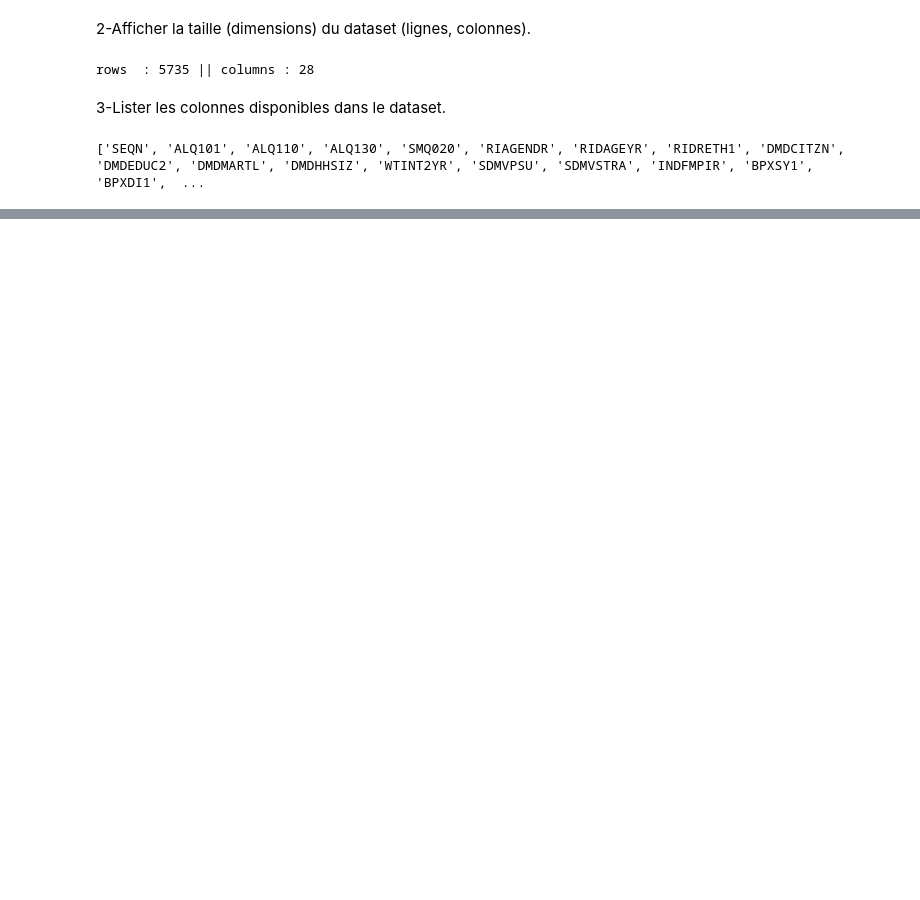
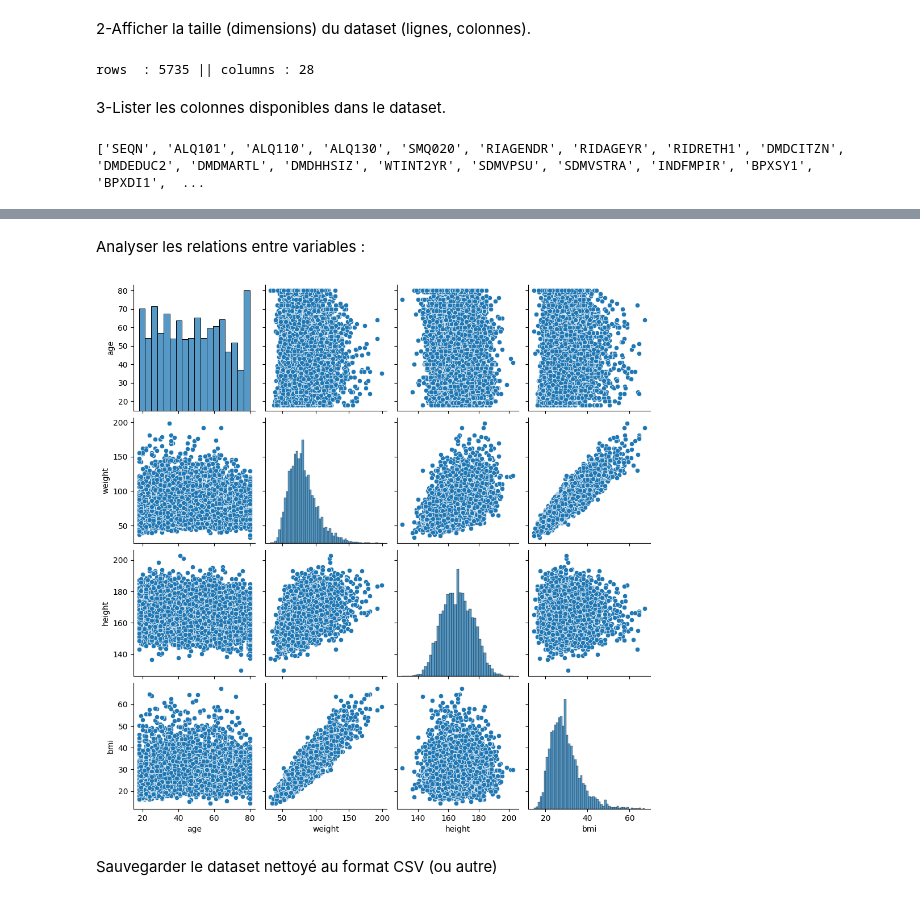
Before and after one commit to abdodiaz/projet_sas_simplon, a Jupyter notebook: SAS.ipynb, the cells around one changed output, grey strips where cells are left out. Drawn from its saved outputs; the diff is of its cells as text; code cells hidden in the pictures; blank space fills up the shorter version.

```diff
--- a/SAS.ipynb
+++ b/SAS.ipynb
@@ -23,0 +166,17 @@ Créer un sous-ensemble du jeu de données contenant uniquement les colonnes sui
+# %%
+smoking_map = {1: 'yes', 2: 'no', 7: np.nan, 8: np.nan}
+gender_map = {1: 'male', 2: 'female'}
+education_map = {
+    1: '<9th grade',
+    2: '9-11th grade',
+    3: 'HS or GED',
+    4: 'Some college / AA',
+    5: 'College or above',
+    7: 'Other',
+    8: 'Other'
+}
+
+new_data['smoking'] = new_data['smoking'].replace(smoking_map)
+new_data['gender'] = new_data['gender'].replace(gender_map)
+new_data['education'] = new_data['education'].replace(education_map)
+print(new_data)
@@ -23,0 +198,9 @@ Créer un sous-ensemble du jeu de données contenant uniquement les colonnes sui
+# %% [markdown]
+Analyser les relations entre variables :
+# %%
+sns.pairplot(new_data.dropna())
+plt.show()
+# %% [output]
+[figure, added]
+# %% [markdown]
+Sauvegarder le dataset nettoyé au format CSV (ou autre)
```
Also changed, not shown: parts of 29 cells of this notebook, 1 other file.
